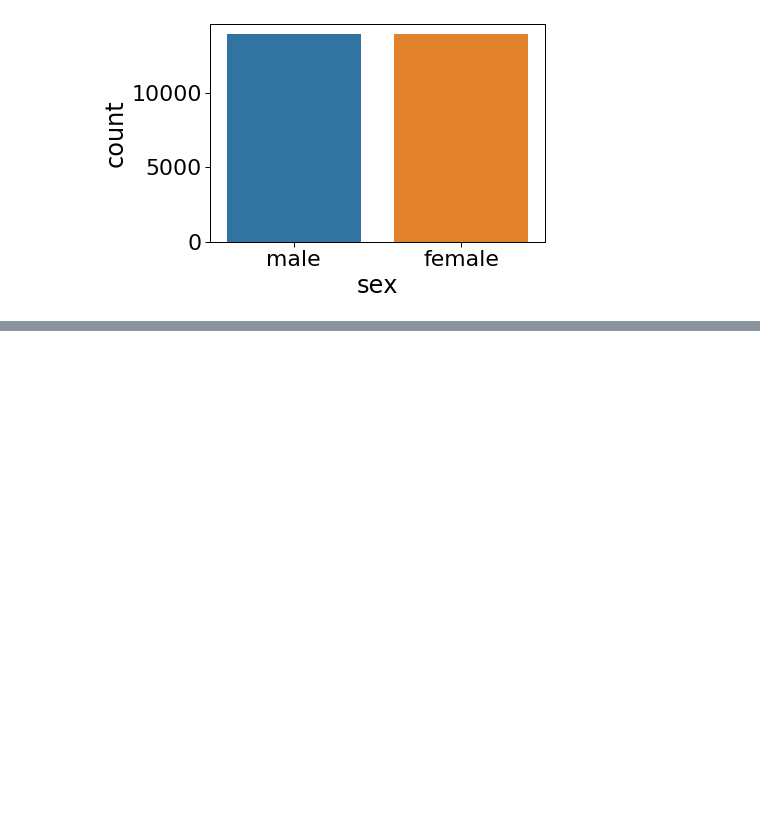
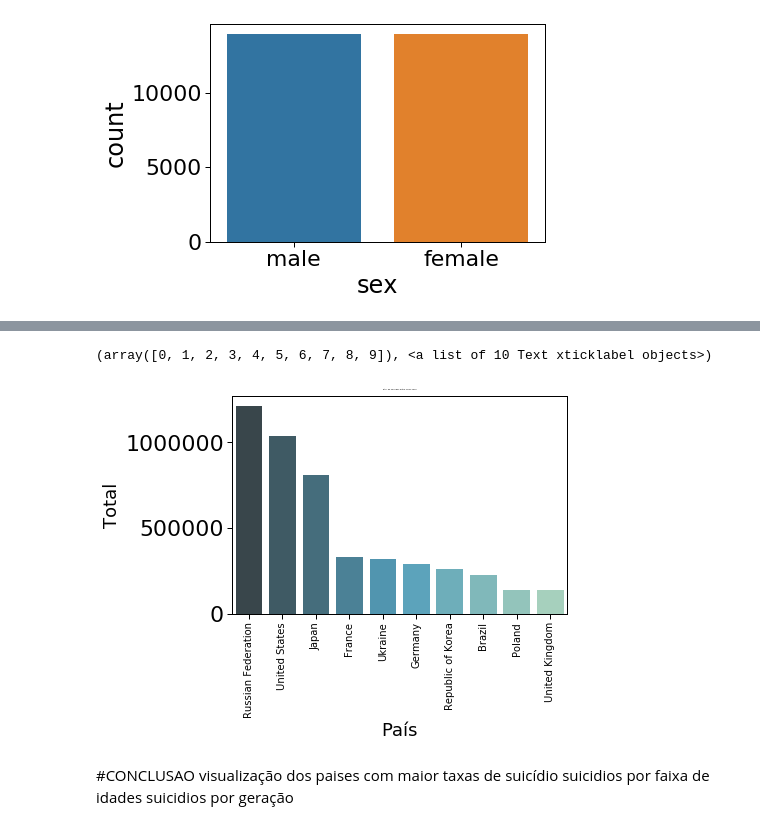
Before and after one commit to thiagobhte/pos-ds-ia, a Jupyter notebook: aed_projeto_1.ipynb, the cells around one changed output, grey strips where cells are left out. Saved outputs shown, nothing was run; the diff lists cells and outputs as text; code cells hidden in the pictures; blank space fills up the shorter version.

```diff
--- a/aed_projeto_1.ipynb
+++ b/aed_projeto_1.ipynb
@@ -140,0 +114,21 @@ plt.show()
+# %%
+#total suicidios entre 1985 e 2016
+new_df = pd.DataFrame(df.groupby('country').sum()['suicides_no'].sort_values(ascending=False).reset_index())
+analise_total = new_df.head(10)
+#BUSCANDO OS 10 REGISTROS
+#plt.figure(figsize=(40,15))
+figure = sns.barplot(x = 'country', y = 'suicides_no', data = analise_total, palette="GnBu_d")
+figure.set_title('Total de suicidios entre 1985-2016', {'fontsize': 2})
+figure.set_xlabel('País', {'fontsize': 18})
+figure.set_ylabel('Total', {'fontsize': 18})
+
+plt.rcParams["xtick.labelsize"] = 10
+plt.xticks(rotation= 90)
+# %% [output]
+(array([0, 1, 2, 3, 4, 5, 6, 7, 8, 9]), <a list of 10 Text xticklabel objects>)
+[figure, added]
+# %% [markdown]
+#CONCLUSAO
+visualização dos paises com maior taxas de suicídio
+suicidios por faixa de idades
+suicidios por geração
```
Also changed, not shown: parts of 9 cells of this notebook.
